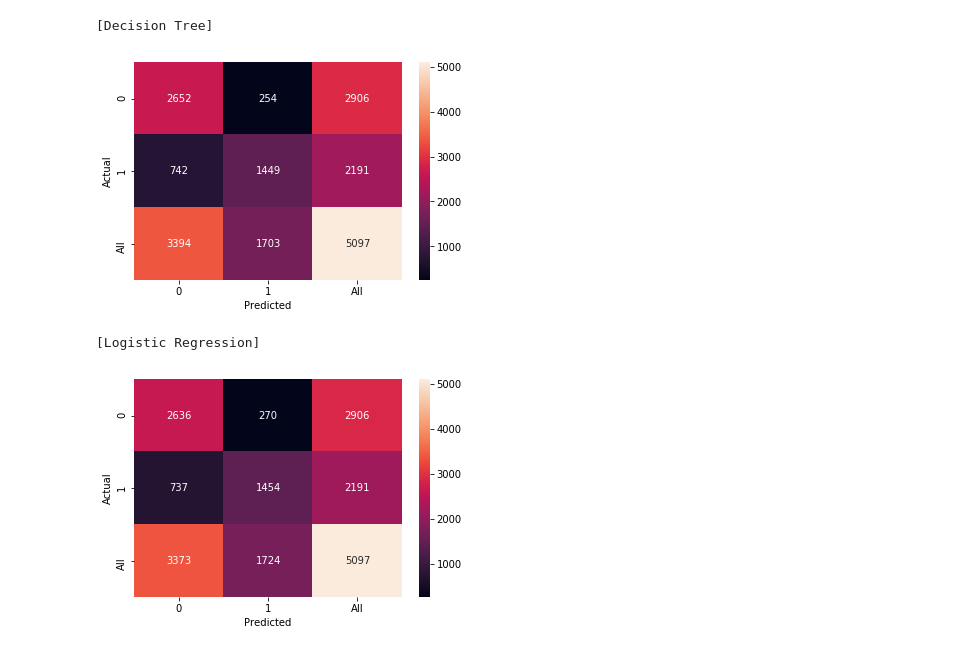
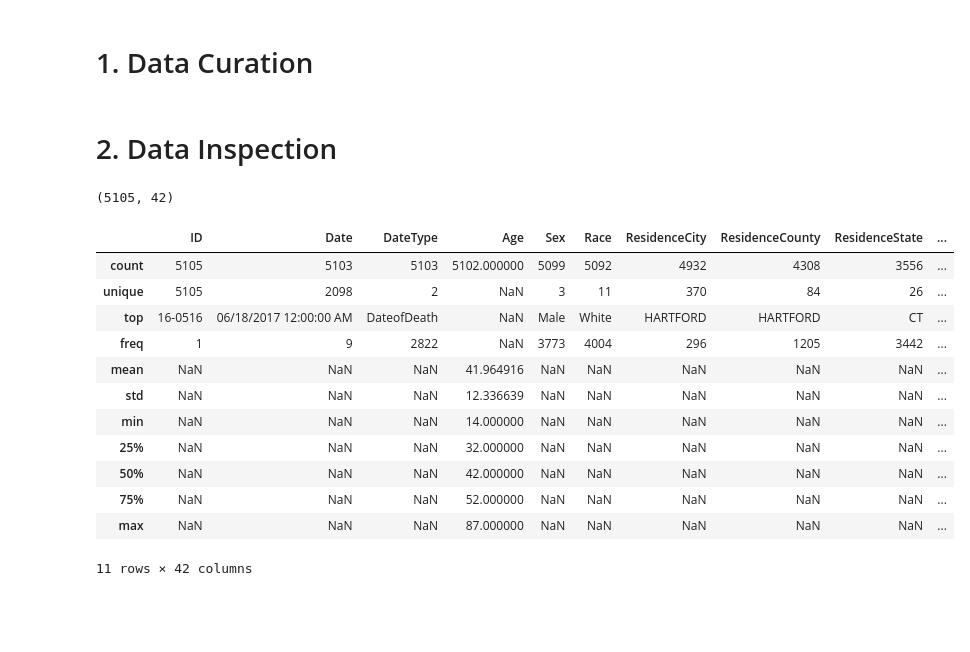
Before and after one commit to pkhssy/Data-Science, a Jupyter notebook: termproject/termproject.ipynb, the cells around one changed output. Drawn from its saved outputs; the diff is of its cells as text; code cells hidden in the pictures; blank space fills up the shorter version.

```diff
--- a/termproject/termproject.ipynb
+++ b/termproject/termproject.ipynb
@@ -317,21 +1,2 @@ cv_scores mean:0.8022614141870112
-# %%
-#Training max model
-Dmodel = Dmodel.fit(X, y)
-Cmodel = Cmodel.fit(X, y)
-
-#Decision Tree's confusion matrix
-print('[Decision Tree]')
-confusion_matrix = pd.crosstab(y, Dmodel.predict(X), rownames=['Actual'], colnames=['Predicted'], margins= True)
-sn.heatmap(confusion_matrix, annot=True, fmt = 'd')
-plt.show()
-
-#Logistic Regression's confusion matrix
-print('[Logistic Regression]')
-confusion_matrix = pd.crosstab(y, Cmodel.predict(X), rownames=['Actual'], colnames=['Predicted'], margins= True)
-sn.heatmap(confusion_matrix, annot=True, fmt = 'd')
-plt.show()
-# %% [output]
-[Decision Tree]
-[figure, removed]
-[Logistic Regression]
-[figure, removed]
+# %% [markdown]
+# 1. Data Curation
@@ -337,0 +14,21 @@ plt.show()
+# %% [markdown]
+# 2. Data Inspection
+# %%
+print(df.shape)
+
+df.describe(include='all')
+# %% [output]
+(5105, 42)
+|  | ID | Date | DateType | Age | Sex | Race | ResidenceCity | ResidenceCounty | ResidenceState | ... |
+| count | 5105 | 5103 | 5103 | 5102.000000 | 5099 | 5092 | 4932 | 4308 | 3556 | ... |
+| unique | 5105 | 2098 | 2 | NaN | 3 | 11 | 370 | 84 | 26 | ... |
+| top | 16-0516 | 06/18/2017 12:00:00 AM | DateofDeath | NaN | Male | White | HARTFORD | HARTFORD | CT | ... |
+| freq | 1 | 9 | 2822 | NaN | 3773 | 4004 | 296 | 1205 | 3442 | ... |
+| mean | NaN | NaN | NaN | 41.964916 | NaN | NaN | NaN | NaN | NaN | ... |
+| std | NaN | NaN | NaN | 12.336639 | NaN | NaN | NaN | NaN | NaN | ... |
+| min | NaN | NaN | NaN | 14.000000 | NaN | NaN | NaN | NaN | NaN | ... |
+| 25% | NaN | NaN | NaN | 32.000000 | NaN | NaN | NaN | NaN | NaN | ... |
+| 50% | NaN | NaN | NaN | 42.000000 | NaN | NaN | NaN | NaN | NaN | ... |
+| 75% | NaN | NaN | NaN | 52.000000 | NaN | NaN | NaN | NaN | NaN | ... |
+| max | NaN | NaN | NaN | 87.000000 | NaN | NaN | NaN | NaN | NaN | ... |
+11 rows × 42 columns
```
Also changed, not shown: parts of 56 cells of this notebook.
